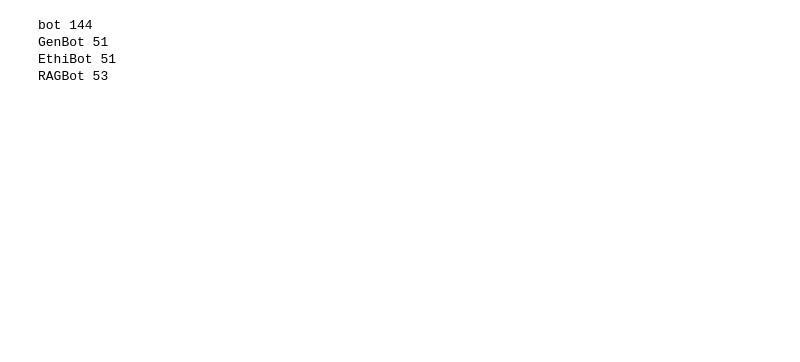
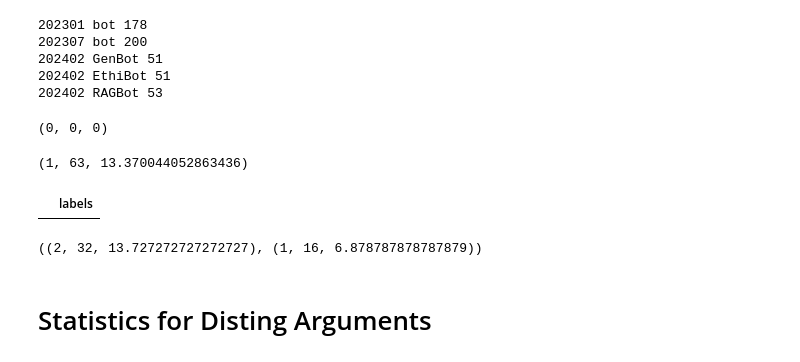
Before and after one commit to HaupChris/ethikchat-experiment-argument-classification, a Jupyter notebook: src/statistics/dialogue_data/statistics_dialogue_data.ipynb, the cells around one changed output. Cells and saved outputs as stored; diff of their text form; code cells hidden in the pictures; blank space fills up the shorter version.

Commit message:
add script for evaluating dialogues from adea dataset

```diff
--- a/src/statistics/dialogue_data/statistics_dialogue_data.ipynb
+++ b/src/statistics/dialogue_data/statistics_dialogue_data.ipynb
@@ -1,9 +1,11 @@
 # %%
 from src.data.create_corpus_dataset import load_dialogues
+import pandas as pd
 
 project_dir = "/home/christian/PycharmProjects/ethikchat-experiment-argument-classification"
 
 dialogues_autoai, dialogues_jurai, dialogues_medai, dialogues_refai = load_dialogues(project_dir)
+all_dialogues = dialogues_medai + dialogues_autoai + dialogues_jurai + dialogues_refai
 # %% [output]
 Loading dialogue from file /home/christian/PycharmProjects/ethikchat-experiment-argument-classification/data/external/ethikchat_data-main/mensateria_survey/raw/medai/20230130_120346_330459.json ...
 Loading dialogue from file /home/christian/PycharmProjects/ethikchat-experiment-argument-classification/data/external/ethikchat_data-main/mensateria_survey/raw/medai/20230130_121250_741485.json ...
@@ -94,8 +130,16 @@ for dialogue in dialogues_medai:
 # %%
-for type, dias in dias_per_bot.items():
-    print(type, len(dias))
+# for type, dias in dias_per_bot.items():
+#     print(type, len(dias))
+#
+# for study, dias in dias_per_study.items():
+#     print(study, len(dias))
+
+for study, bot_dias in dias_per_study_and_bot.items():
+    for bot, dias in bot_dias.items():
+        print(study, bot, len(dias))
 # %% [output]
-bot 144
-GenBot 51
-EthiBot 51
-RAGBot 53
+202301 bot 178
+202307 bot 200
+202402 GenBot 51
+202402 EthiBot 51
+202402 RAGBot 53
@@ -101,0 +163,55 @@ RAGBot 53
+# %%
+df = all_dialogues_df
+
+total_dialogues, total_user_utterances, total_bot_utterances
+# %% [output]
+(0, 0, 0)
+# %%
+study = "202307"
+topic = "JURAI"
+df = df[df["study"] == study]
+df = df[df["topic"] == topic]
+total_dialogues = df['dialogue'].nunique()
+total_user_utterances = df[df['is_user_utterance'] == True].shape[0]
+total_bot_utterances = df[df['is_user_utterance'] == False].shape[0]
+
+user_utterances = df[df['is_user_utterance'] == True]['text']
+word_counts = user_utterances.str.split().str.len()
+
+min_words = word_counts.min()
+max_words = word_counts.max()
+avg_words = word_counts.mean()
+
+min_words, max_words, avg_words
+# %% [output]
+(1, 63, 13.370044052863436)
+# %%
+ # Identify rows where any element of the list is not a string
+def contains_non_string_elements(labels):
+    if isinstance(labels, str):
+        labels_list = eval(labels)
+        return any(not isinstance(label, str) for label in labels_list)
+    return False
+
+
+non_string_elements_rows = df[df['labels'].apply(contains_non_string_elements)]
+non_string_elements_rows[['labels']]
+# %% [output]
+|  | labels |
+# %%
+utterances_per_dialogue = df.groupby('dialogue').size()
+
+min_utterances = utterances_per_dialogue.min()
+max_utterances = utterances_per_dialogue.max()
+avg_utterances = utterances_per_dialogue.mean()
+
+user_utterances_per_dialogue = df[df['is_user_utterance'] == True].groupby('dialogue').size()
+min_utterances_user = user_utterances_per_dialogue.min()
+max_utterances_user = user_utterances_per_dialogue.max()
+avg_utterances_user = user_utterances_per_dialogue.mean()
+
+(min_utterances, max_utterances, avg_utterances), (min_utterances_user, max_utterances_user, avg_utterances_user)
+# %% [output]
+((2, 32, 13.727272727272727), (1, 16, 6.878787878787879))
+# %% [markdown]
+# Statistics for Disting Arguments
```
Also changed, not shown: parts of 8 cells of this notebook.
